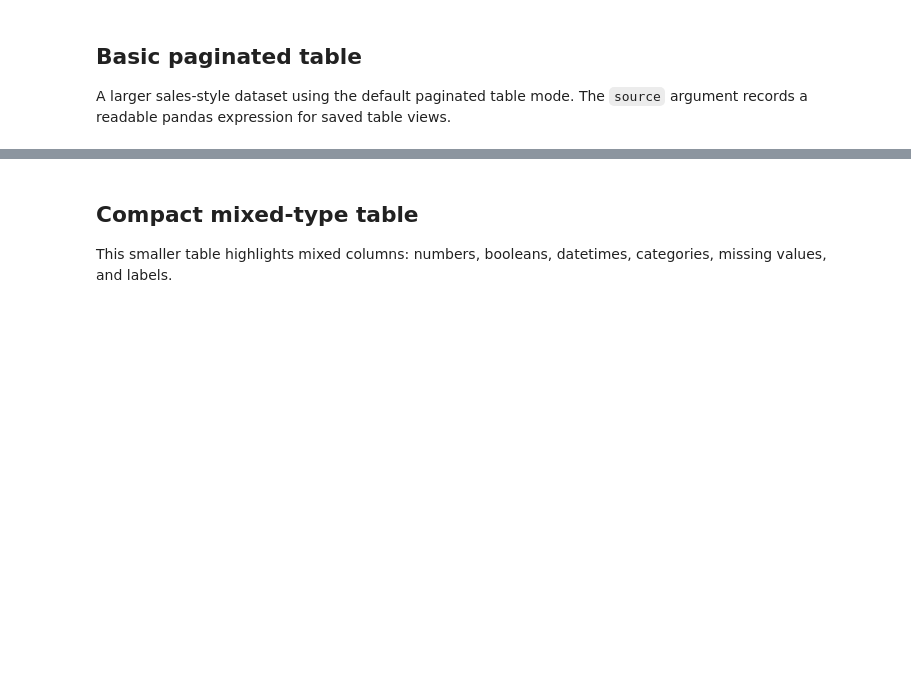
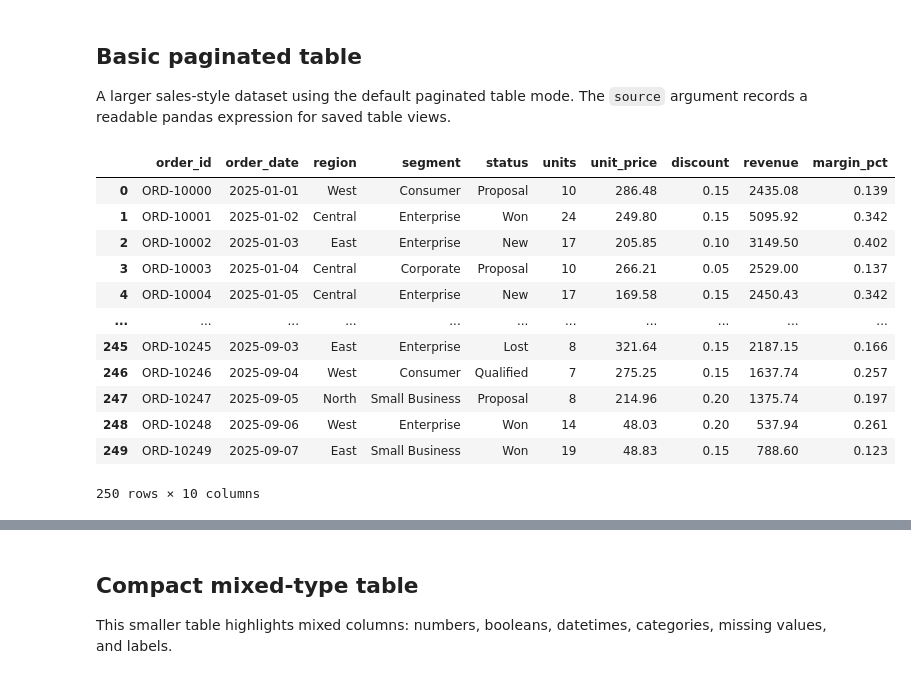
Before and after one commit to nicolasakf/Orion-app, a Jupyter notebook: public/test-files/ui_table_showcase.ipynb, the cells around one changed output, grey strips where cells are left out. Drawn from its saved outputs; the diff is of its cells as text; code cells hidden in the pictures; blank space fills up the shorter version.

```diff
--- a/public/test-files/ui_table_showcase.ipynb
+++ b/public/test-files/ui_table_showcase.ipynb
@@ -55,6 +58,22 @@ sales_df.head()
 ## Basic paginated table
 
 A larger sales-style dataset using the default paginated table mode. The `source` argument records a readable pandas expression for saved table views.
+# %%
+sales_df
+# %% [output]
+|  | order_id | order_date | region | segment | status | units | unit_price | discount | revenue | margin_pct |
+| 0 | ORD-10000 | 2025-01-01 | West | Consumer | Proposal | 10 | 286.48 | 0.15 | 2435.08 | 0.139 |
+| 1 | ORD-10001 | 2025-01-02 | Central | Enterprise | Won | 24 | 249.80 | 0.15 | 5095.92 | 0.342 |
+| 2 | ORD-10002 | 2025-01-03 | East | Enterprise | New | 17 | 205.85 | 0.10 | 3149.50 | 0.402 |
+| 3 | ORD-10003 | 2025-01-04 | Central | Corporate | Proposal | 10 | 266.21 | 0.05 | 2529.00 | 0.137 |
+| 4 | ORD-10004 | 2025-01-05 | Central | Enterprise | New | 17 | 169.58 | 0.15 | 2450.43 | 0.342 |
+| ... | ... | ... | ... | ... | ... | ... | ... | ... | ... | ... |
+| 245 | ORD-10245 | 2025-09-03 | East | Enterprise | Lost | 8 | 321.64 | 0.15 | 2187.15 | 0.166 |
+| 246 | ORD-10246 | 2025-09-04 | West | Consumer | Qualified | 7 | 275.25 | 0.15 | 1637.74 | 0.257 |
+| 247 | ORD-10247 | 2025-09-05 | North | Small Business | Proposal | 8 | 214.96 | 0.20 | 1375.74 | 0.197 |
+| 248 | ORD-10248 | 2025-09-06 | West | Enterprise | Won | 14 | 48.03 | 0.20 | 537.94 | 0.261 |
+| 249 | ORD-10249 | 2025-09-07 | East | Small Business | Won | 19 | 48.83 | 0.15 | 788.60 | 0.123 |
+250 rows × 10 columns
 # %%
 ui.table(
     sales_df,
```
Also changed, not shown: parts of 9 cells of this notebook, 10 other files.
